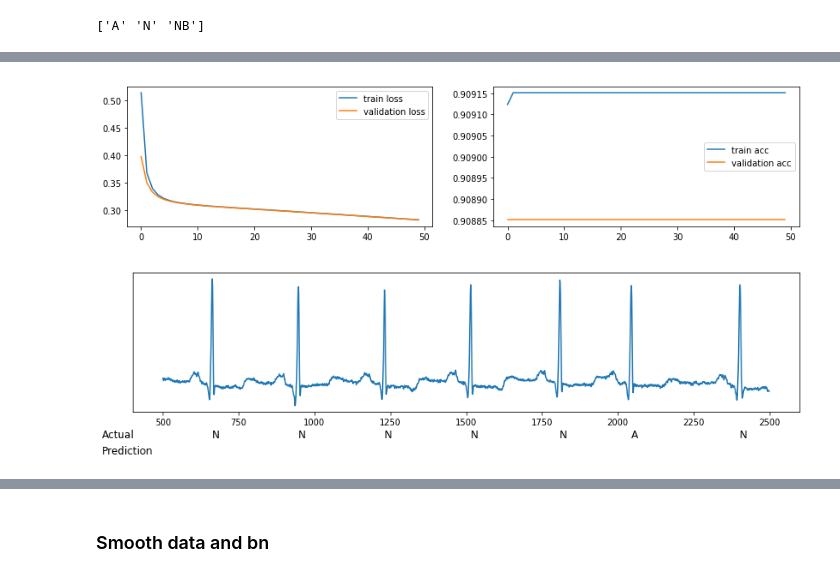
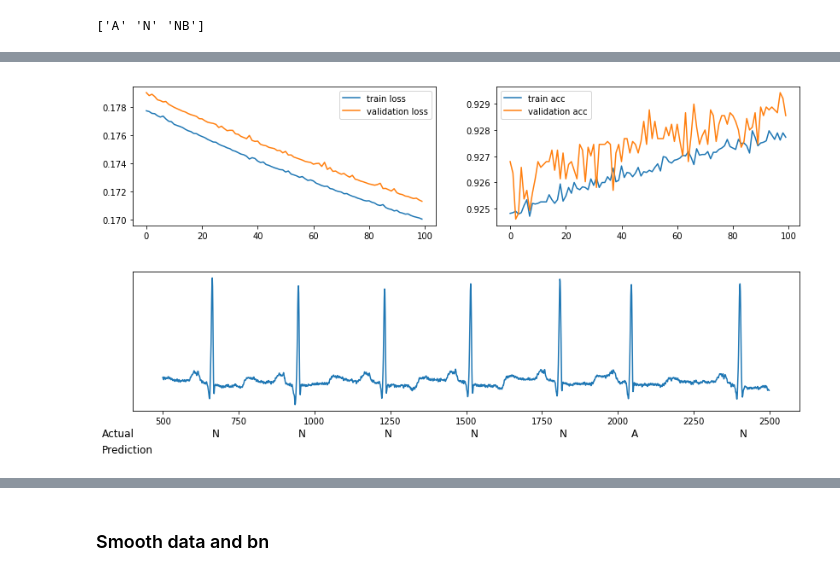
Before and after one commit to piotrbazan/machine-learning, a Jupyter notebook: projects/ecg/ecg.ipynb, the cells around one changed output, grey strips where cells are left out. Saved outputs shown, nothing was run; the diff lists cells and outputs as text; code cells hidden in the pictures.

```diff
--- a/projects/ecg/ecg.ipynb
+++ b/projects/ecg/ecg.ipynb
@@ -58,6 +53 @@ Successfully loaded weights
 [figure]
-# %%
-run_full_model(encoders[1], epochs=50)
-# %% [output]
-[figure, removed]
-[figure, removed]
@@ -63,0 +56,6 @@ run_full_model(encoders[1], epochs=50)
+# %%
+fit_full_model(full_model, x_train, x_test, y_train, y_test, epochs=100, verbose=0)
+plot_validation_diagram(full_model, lb.classes_, ann, sig, 500, 2500)
+# %% [output]
+[figure, added]
+[figure, added]
```
Also changed, not shown: parts of 18 cells of this notebook.
